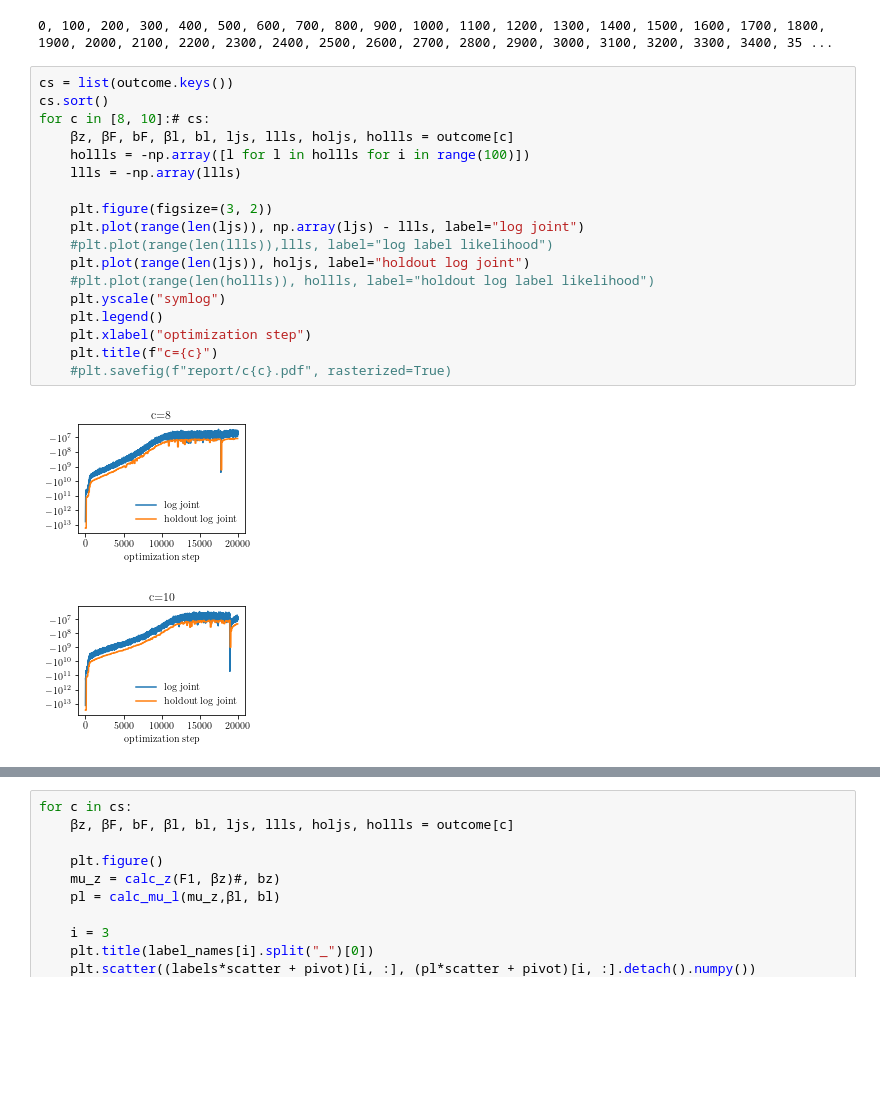
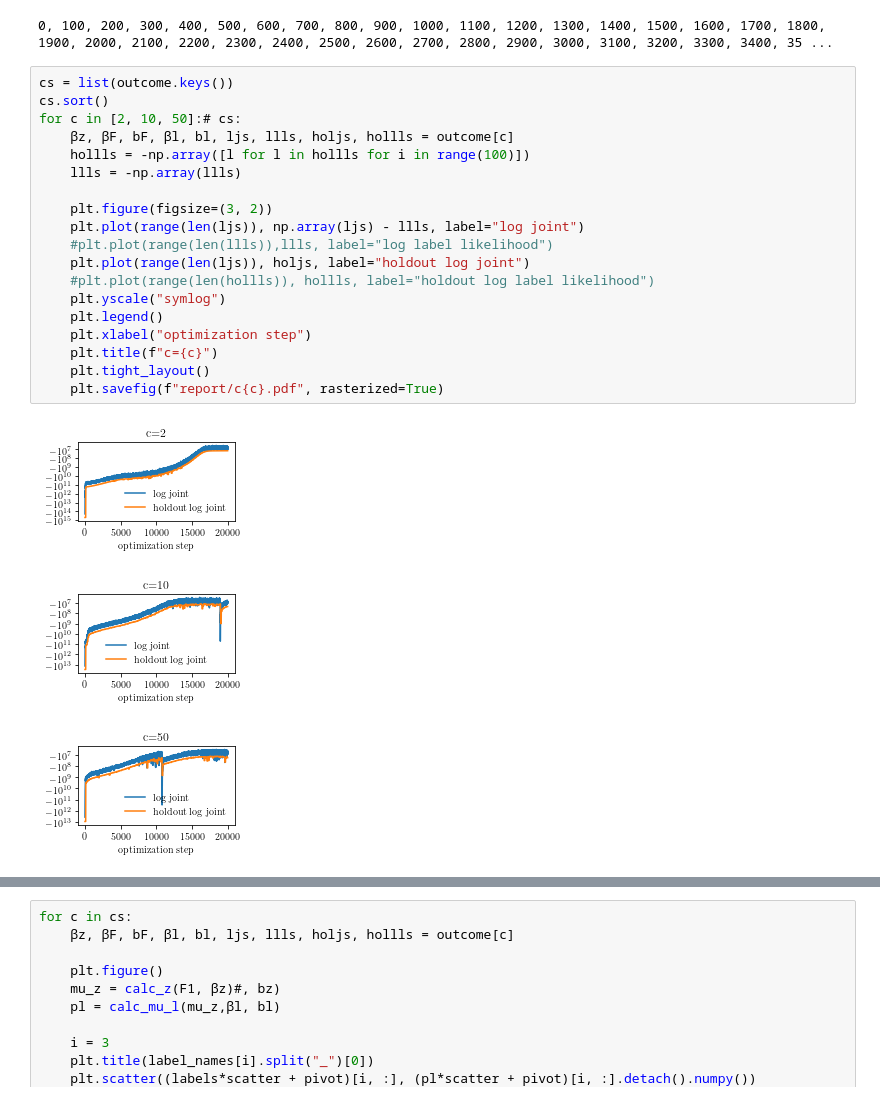
Before and after one commit to ajwheeler/stereo, a Jupyter notebook: First Pass.ipynb, the cells around one changed output, grey strips where cells are left out. Drawn from its saved outputs; the diff is of its cells as text; blank space fills up the shorter version.

```diff
--- a/First Pass.ipynb
+++ b/First Pass.ipynb
@@ -207,22 +207,24 @@ for c in [20]:
 # %%
 cs = list(outcome.keys())
 cs.sort()
-for c in [8, 10]:# cs:
+for c in [2, 10, 50]:# cs:
     βz, βF, bF, βl, bl, ljs, llls, holjs, hollls = outcome[c]
     hollls = -np.array([l for l in hollls for i in range(100)])
     llls = -np.array(llls)
 
     plt.figure(figsize=(3, 2))
     plt.plot(range(len(ljs)), np.array(ljs) - llls, label="log joint")
     #plt.plot(range(len(llls)),llls, label="log label likelihood")
     plt.plot(range(len(ljs)), holjs, label="holdout log joint")
     #plt.plot(range(len(hollls)), hollls, label="holdout log label likelihood")
     plt.yscale("symlog")
     plt.legend()
     plt.xlabel("optimization step")
     plt.title(f"c={c}")
-    #plt.savefig(f"report/c{c}.pdf", rasterized=True)
+    plt.tight_layout()
+    plt.savefig(f"report/c{c}.pdf", rasterized=True)
 # %% [output]
-[figure, old version]
+[figure, new version]
-[figure, old version]
+[figure, new version]
+[figure, added]
 # %%
```
Also changed, not shown: parts of 3 cells of this notebook, 3 other files.
